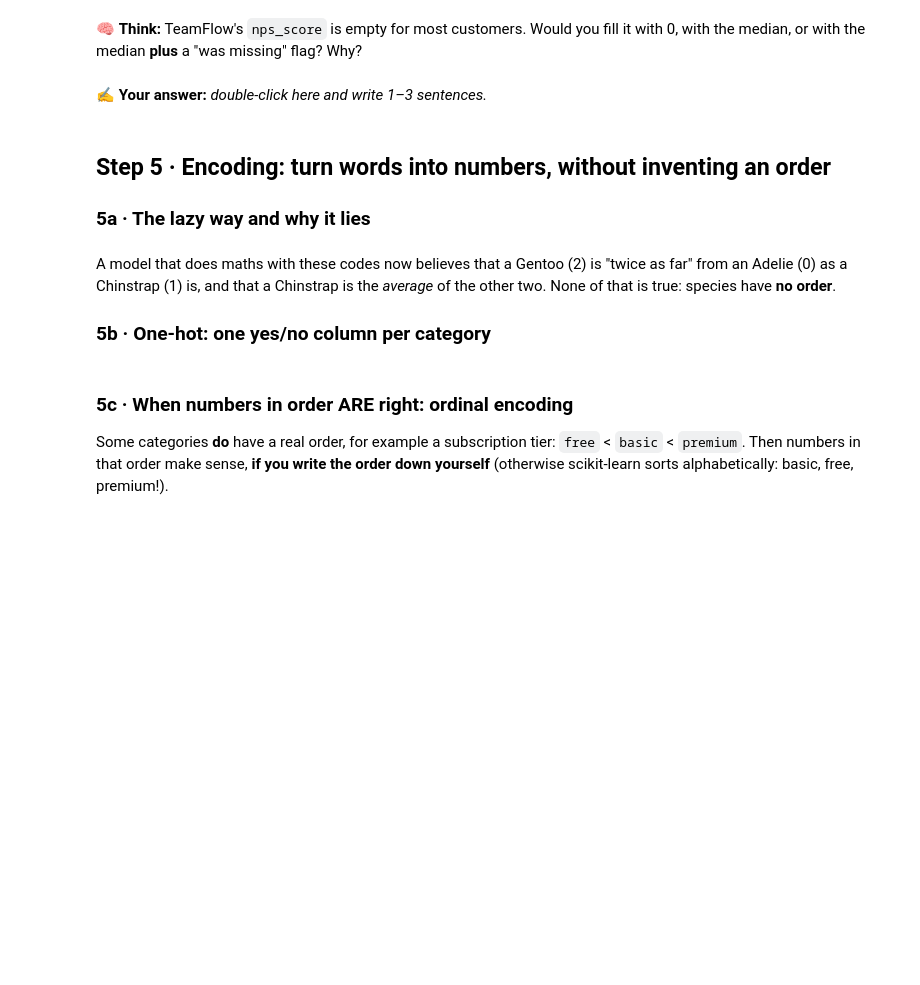
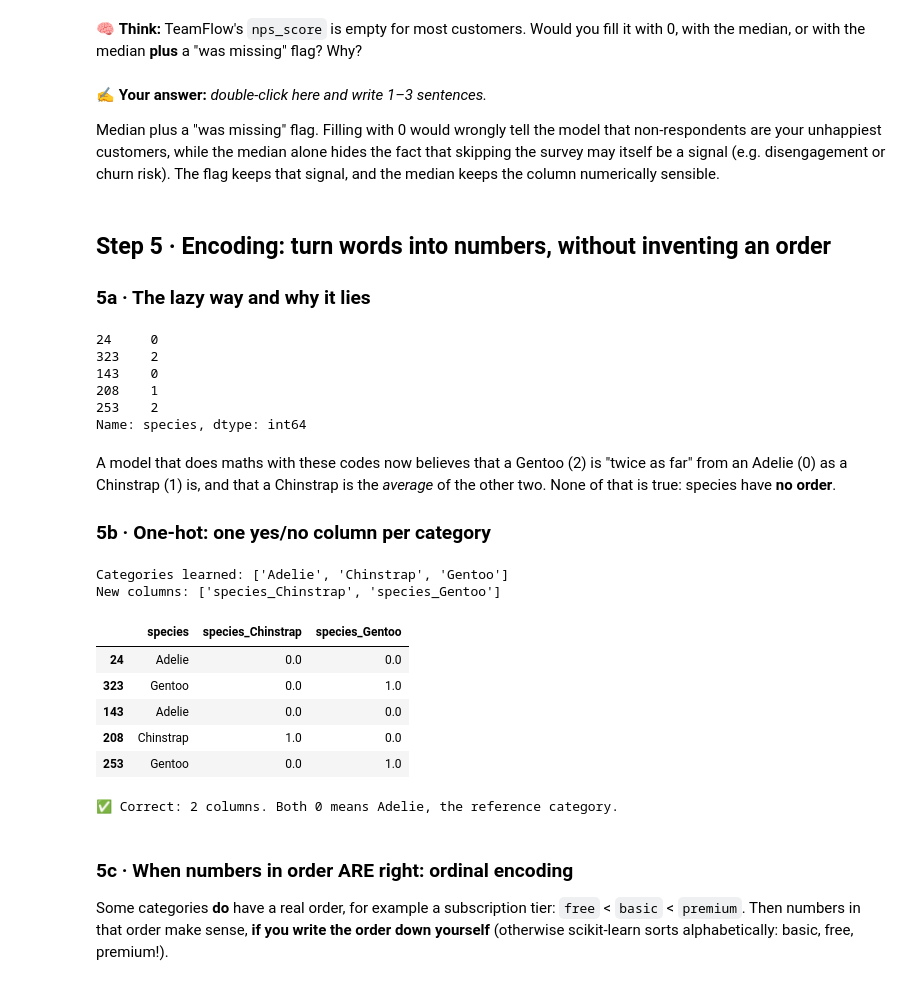
Before and after one commit to Prndxt/aipm-feature-engineering, a Jupyter notebook: 1_shape_the_data.ipynb, the cells around one changed output. Drawn from its saved outputs; the diff is of its cells as text; code cells hidden in the pictures; blank space fills up the shorter version.

```diff
--- a/1_shape_the_data.ipynb
+++ b/1_shape_the_data.ipynb
@@ -77,5 +90,5 @@ X = penguins.drop(columns="body_mass_g")
 y = penguins["body_mass_g"]
 # %%
 # ✏️ Your turn: keep 25% of the penguins aside as the test set (write it as a decimal)
-X_train, X_test, y_train, y_test = train_test_split(X, y, test_size=___, random_state=42)
+X_train, X_test, y_train, y_test = train_test_split(X, y, test_size=0.25, random_state=42)
 print("train:", X_train.shape[0], "penguins | test:", X_test.shape[0], "penguins")
@@ -178,6 +236,8 @@ flag_imputer.fit_transform(X_train[number_columns]).loc[X_train[number_columns].
 🧠 **Think:** TeamFlow's `nps_score` is empty for most customers. Would you fill it with 0, with the median, or with the median **plus** a "was missing" flag? Why?
 # %% [markdown]
 **✍️ Your answer:** *double-click here and write 1–3 sentences.*
+
+Median plus a "was missing" flag. Filling with 0 would wrongly tell the model that non-respondents are your unhappiest customers, while the median alone hides the fact that skipping the survey may itself be a signal (e.g. disengagement or churn risk). The flag keeps that signal, and the median keeps the column numerically sensible.
 # %% [markdown]
 ## Step 5 · Encoding: turn words into numbers, without inventing an order
 
@@ -186,22 +246,40 @@ flag_imputer.fit_transform(X_train[number_columns]).loc[X_train[number_columns].
 # ▶️ Run: the "lazy" way: number the species 0, 1, 2 (alphabetically)
 lazy_codes = {"Adelie": 0, "Chinstrap": 1, "Gentoo": 2}
 X_train["species"].map(lazy_codes).head()
+# %% [output]
+24     0
+323    2
+143    0
+208    1
+253    2
+Name: species, dtype: int64
 # %% [markdown]
 A model that does maths with these codes now believes that a Gentoo (2) is "twice as far" from an Adelie (0) as a Chinstrap (1) is, and that a Chinstrap is the *average* of the other two. None of that is true: species have **no order**.
 
 ### 5b · One-hot: one yes/no column per category
 # %%
 # ✏️ Your turn: one-hot encode species. Drop the FIRST category, so Adelie becomes the "all zeros" reference.
-species_encoder = OneHotEncoder(drop="___", sparse_output=False).set_output(transform="pandas")
+species_encoder = OneHotEncoder(drop="first", sparse_output=False).set_output(transform="pandas")
 species_encoder.fit(X_train[["species"]])
 species_train = species_encoder.transform(X_train[["species"]])
 print("Categories learned:", list(species_encoder.categories_[0]))
 print("New columns:", list(species_encoder.get_feature_names_out()))
 pd.concat([X_train[["species"]], species_train], axis=1).head()
+# %% [output]
+Categories learned: ['Adelie', 'Chinstrap', 'Gentoo']
+New columns: ['species_Chinstrap', 'species_Gentoo']
+|  | species | species_Chinstrap | species_Gentoo |
+| 24 | Adelie | 0.0 | 0.0 |
+| 323 | Gentoo | 0.0 | 1.0 |
+| 143 | Adelie | 0.0 | 0.0 |
+| 208 | Chinstrap | 1.0 | 0.0 |
+| 253 | Gentoo | 0.0 | 1.0 |
 # %%
 # ✅ Check
 assert list(species_encoder.get_feature_names_out()) == ["species_Chinstrap", "species_Gentoo"], "Use drop='first'."
 print("✅ Correct: 2 columns. Both 0 means Adelie, the reference category.")
+# %% [output]
+✅ Correct: 2 columns. Both 0 means Adelie, the reference category.
 # %% [markdown]
 ### 5c · When numbers in order ARE right: ordinal encoding
 
```
Also changed, not shown: parts of 31 cells of this notebook, 2 other files.
